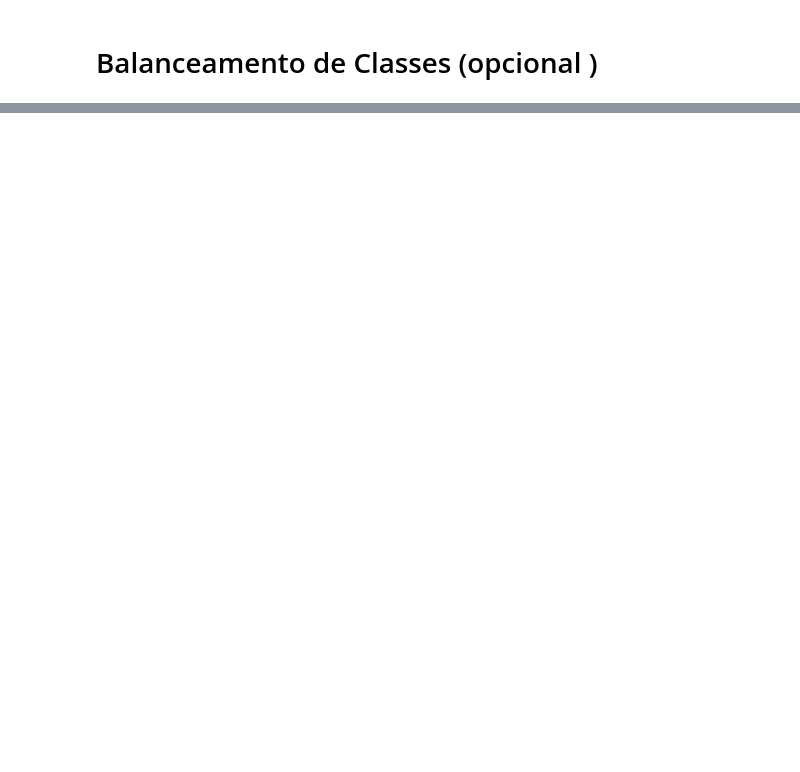
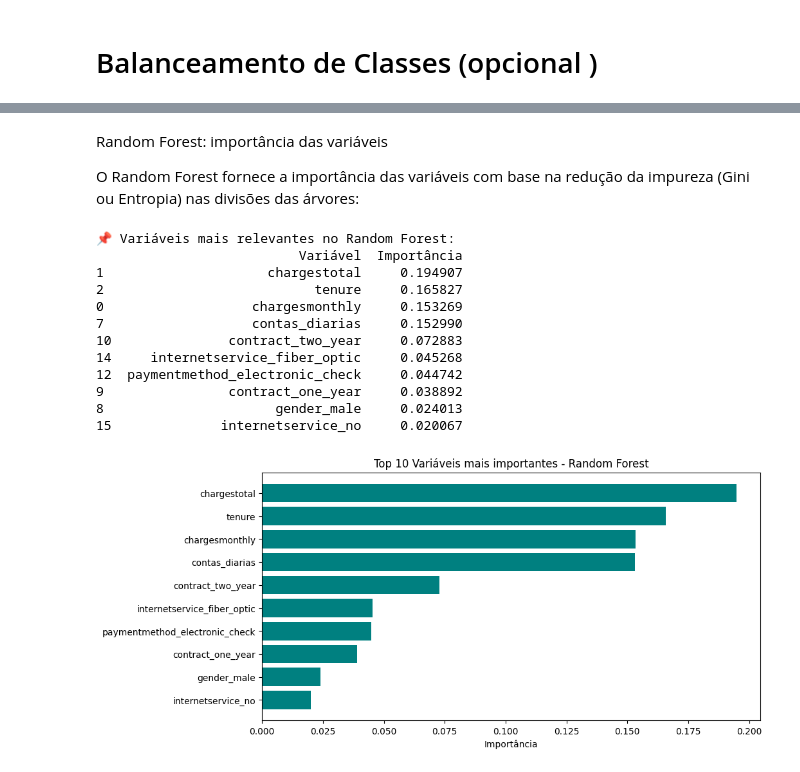
Before and after one commit to TyrGunllod/TELECOMX_ML, a Jupyter notebook: telecomx_ml.ipynb, the cells around one changed output, grey strips where cells are left out. Drawn from its saved outputs; the diff is of its cells as text; code cells hidden in the pictures; blank space fills up the shorter version.

```diff
--- a/telecomx_ml.ipynb
+++ b/telecomx_ml.ipynb
@@ -12,0 +408,42 @@
+# %% [markdown]
+Random Forest: importância das variáveis
+
+O Random Forest fornece a importância das variáveis com base na redução da impureza (Gini ou Entropia) nas divisões das árvores:
+# %%
+# Obtem a importância das variáveis
+importances = rf_model.feature_importances_
+
+# Cria DataFrame
+rf_importance_df = pd.DataFrame({
+    "Variável": X_train.columns,
+    "Importância": importances
+})
+
+# Ordena do mais importante para o menos importante
+rf_importance_df = rf_importance_df.sort_values(by="Importância", ascending=False)
+
+print("📌 Variáveis mais relevantes no Random Forest:")
+print(rf_importance_df.head(10))
+
+# Gráfico das top 10 variáveis
+import matplotlib.pyplot as plt
+
+plt.figure(figsize=(10,5))
+plt.barh(rf_importance_df["Variável"].head(10)[::-1], rf_importance_df["Importância"].head(10)[::-1], color="teal")
+plt.title("Top 10 Variáveis mais importantes - Random Forest")
+plt.xlabel("Importância")
+plt.show()
+# %% [output]
+📌 Variáveis mais relevantes no Random Forest:
+                          Variável  Importância
+1                     chargestotal     0.194907
+2                           tenure     0.165827
+0                   chargesmonthly     0.153269
+7                   contas_diarias     0.152990
+10               contract_two_year     0.072883
+14     internetservice_fiber_optic     0.045268
+12  paymentmethod_electronic_check     0.044742
+9                contract_one_year     0.038892
+8                      gender_male     0.024013
+15              internetservice_no     0.020067
+[figure, added]
```
Also changed, not shown: parts of 21 cells of this notebook.
